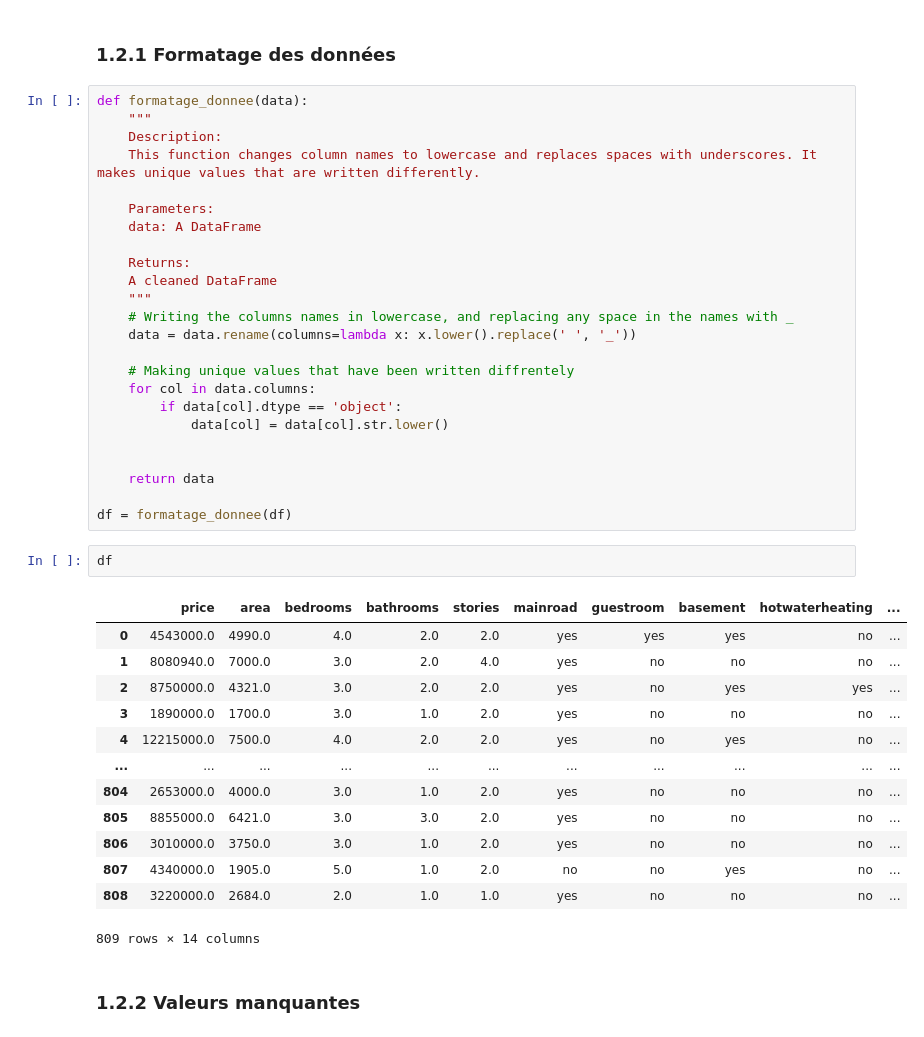
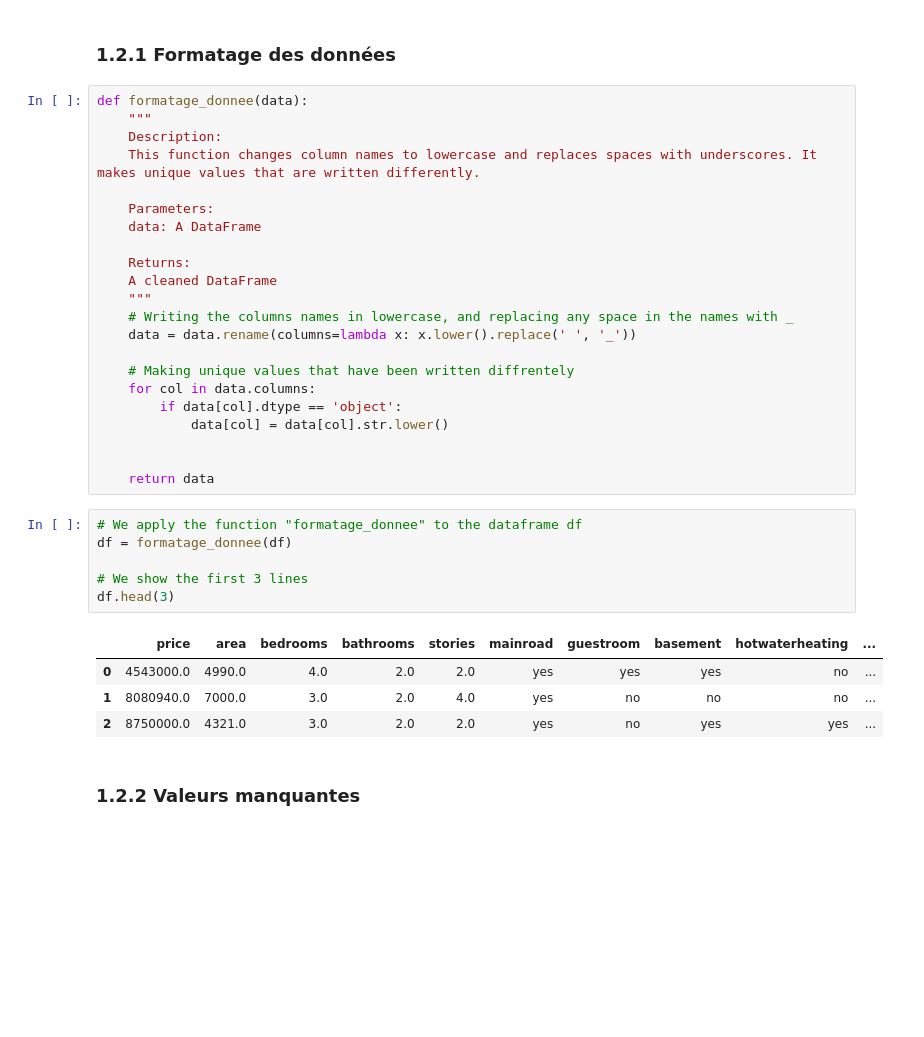
Before and after one commit to Rachadja/house_pricing, a Jupyter notebook: notebook.ipynb, the cells around one changed output. Cells and saved outputs as stored; diff of their text form; blank space fills up the shorter version.

```diff
--- a/notebook.ipynb
+++ b/notebook.ipynb
@@ -78,24 +83,17 @@ def formatage_donnee(data):
 
 
     return data
-
-df = formatage_donnee(df)
 # %%
-df
+# We apply the function "formatage_donnee" to the dataframe df
+df = formatage_donnee(df)
+
+# We show the first 3 lines
+df.head(3)
 # %% [output]
 |  | price | area | bedrooms | bathrooms | stories | mainroad | guestroom | basement | hotwaterheating | ... |
 | 0 | 4543000.0 | 4990.0 | 4.0 | 2.0 | 2.0 | yes | yes | yes | no | ... |
 | 1 | 8080940.0 | 7000.0 | 3.0 | 2.0 | 4.0 | yes | no | no | no | ... |
 | 2 | 8750000.0 | 4321.0 | 3.0 | 2.0 | 2.0 | yes | no | yes | yes | ... |
-| 3 | 1890000.0 | 1700.0 | 3.0 | 1.0 | 2.0 | yes | no | no | no | ... |
-| 4 | 12215000.0 | 7500.0 | 4.0 | 2.0 | 2.0 | yes | no | yes | no | ... |
-| ... | ... | ... | ... | ... | ... | ... | ... | ... | ... | ... |
-| 804 | 2653000.0 | 4000.0 | 3.0 | 1.0 | 2.0 | yes | no | no | no | ... |
-| 805 | 8855000.0 | 6421.0 | 3.0 | 3.0 | 2.0 | yes | no | no | no | ... |
-| 806 | 3010000.0 | 3750.0 | 3.0 | 1.0 | 2.0 | yes | no | no | no | ... |
-| 807 | 4340000.0 | 1905.0 | 5.0 | 1.0 | 2.0 | no | no | yes | no | ... |
-| 808 | 3220000.0 | 2684.0 | 2.0 | 1.0 | 1.0 | yes | no | no | no | ... |
-809 rows × 14 columns
 # %% [markdown]
 ### 1.2.2 Valeurs manquantes
 # %%
```
Also changed, not shown: parts of 20 cells of this notebook.
